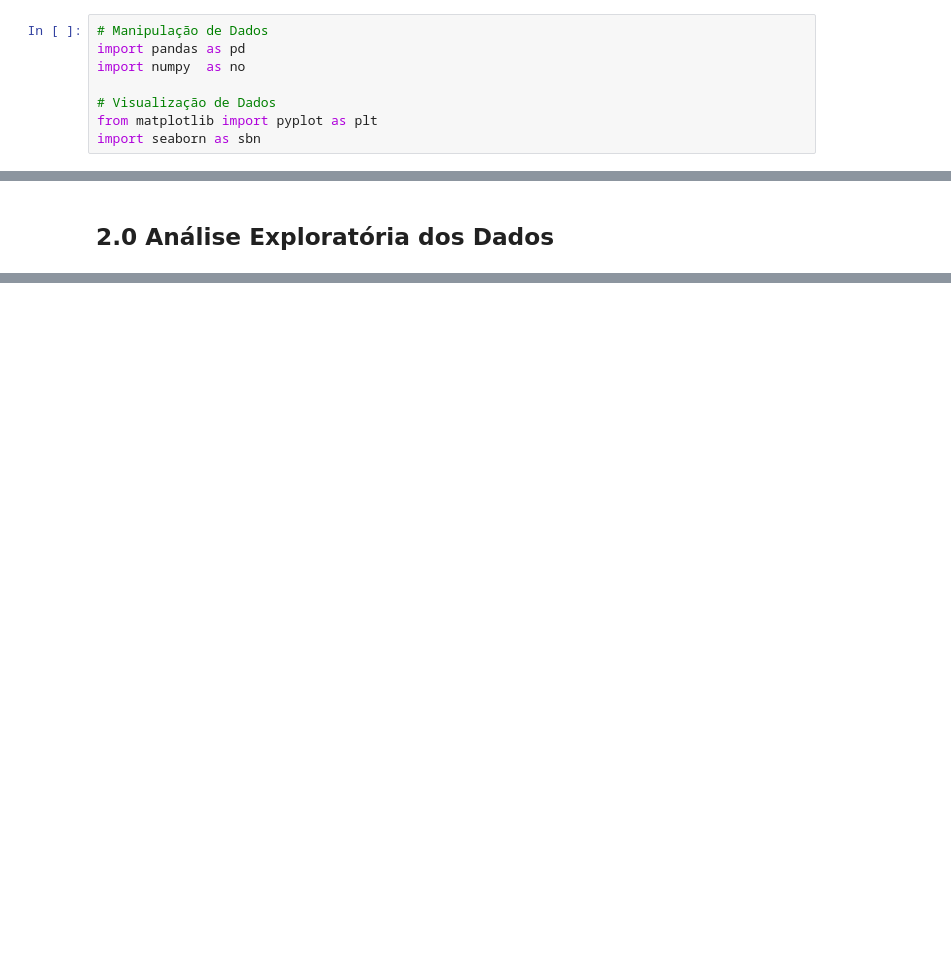
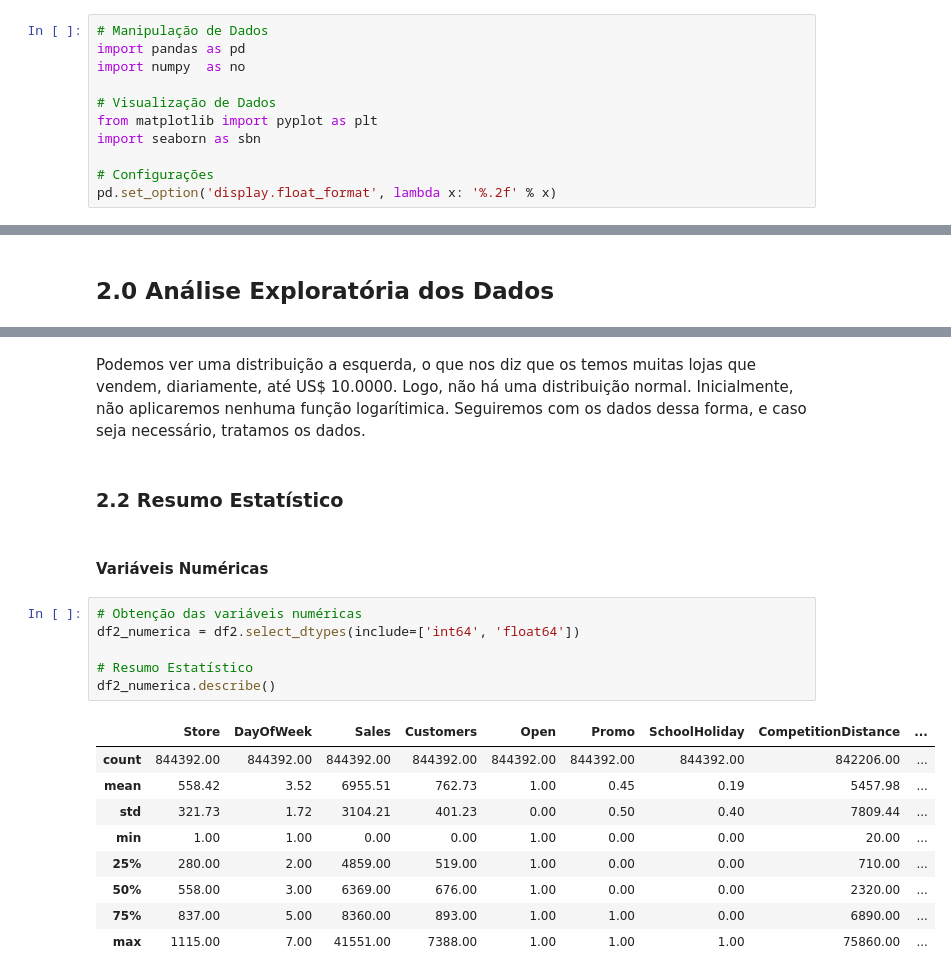
Before and after one commit to jefferson-datascience/Previsao-Vendas-Rossmann, a Jupyter notebook: Notebooks/Ciclo1.ipynb, the cells around one changed output, grey strips where cells are left out. Saved outputs shown, nothing was run; the diff lists cells and outputs as text; blank space fills up the shorter version.

```diff
--- a/Notebooks/Ciclo1.ipynb
+++ b/Notebooks/Ciclo1.ipynb
@@ -8,6 +14,9 @@ import numpy  as no
 # Visualização de Dados
 from matplotlib import pyplot as plt
 import seaborn as sbn
+
+# Configurações
+pd.set_option('display.float_format', lambda x: '%.2f' % x)
 # %%
 # Função para validação dos dados
 def validacao_dados(dataset, nome_dataset):
@@ -62,0 +139,22 @@ Com o conjunto de dados pronto e consolidado, vamos iniciar a nossa análise exp
+# %% [markdown]
+Podemos ver uma distribuição a esquerda, o que nos diz que os temos muitas lojas que vendem, diariamente, até US$ 10.0000. Logo, não há uma distribuição normal. Inicialmente, não aplicaremos nenhuma função logarítimica. Seguiremos com os dados dessa forma, e caso seja necessário, tratamos os dados.
+# %% [markdown]
+### 2.2 Resumo Estatístico
+# %% [markdown]
+#### Variáveis Numéricas
+# %%
+# Obtenção das variáveis numéricas
+df2_numerica = df2.select_dtypes(include=['int64', 'float64'])
+
+# Resumo Estatístico
+df2_numerica.describe()
+# %% [output]
+|  | Store | DayOfWeek | Sales | Customers | Open | Promo | SchoolHoliday | CompetitionDistance | ... |
+| count | 844392.00 | 844392.00 | 844392.00 | 844392.00 | 844392.00 | 844392.00 | 844392.00 | 842206.00 | ... |
+| mean | 558.42 | 3.52 | 6955.51 | 762.73 | 1.00 | 0.45 | 0.19 | 5457.98 | ... |
+| std | 321.73 | 1.72 | 3104.21 | 401.23 | 0.00 | 0.50 | 0.40 | 7809.44 | ... |
+| min | 1.00 | 1.00 | 0.00 | 0.00 | 1.00 | 0.00 | 0.00 | 20.00 | ... |
+| 25% | 280.00 | 2.00 | 4859.00 | 519.00 | 1.00 | 0.00 | 0.00 | 710.00 | ... |
+| 50% | 558.00 | 3.00 | 6369.00 | 676.00 | 1.00 | 0.00 | 0.00 | 2320.00 | ... |
+| 75% | 837.00 | 5.00 | 8360.00 | 893.00 | 1.00 | 1.00 | 0.00 | 6890.00 | ... |
+| max | 1115.00 | 7.00 | 41551.00 | 7388.00 | 1.00 | 1.00 | 1.00 | 75860.00 | ... |
```
Also changed, not shown: parts of 31 cells of this notebook.
